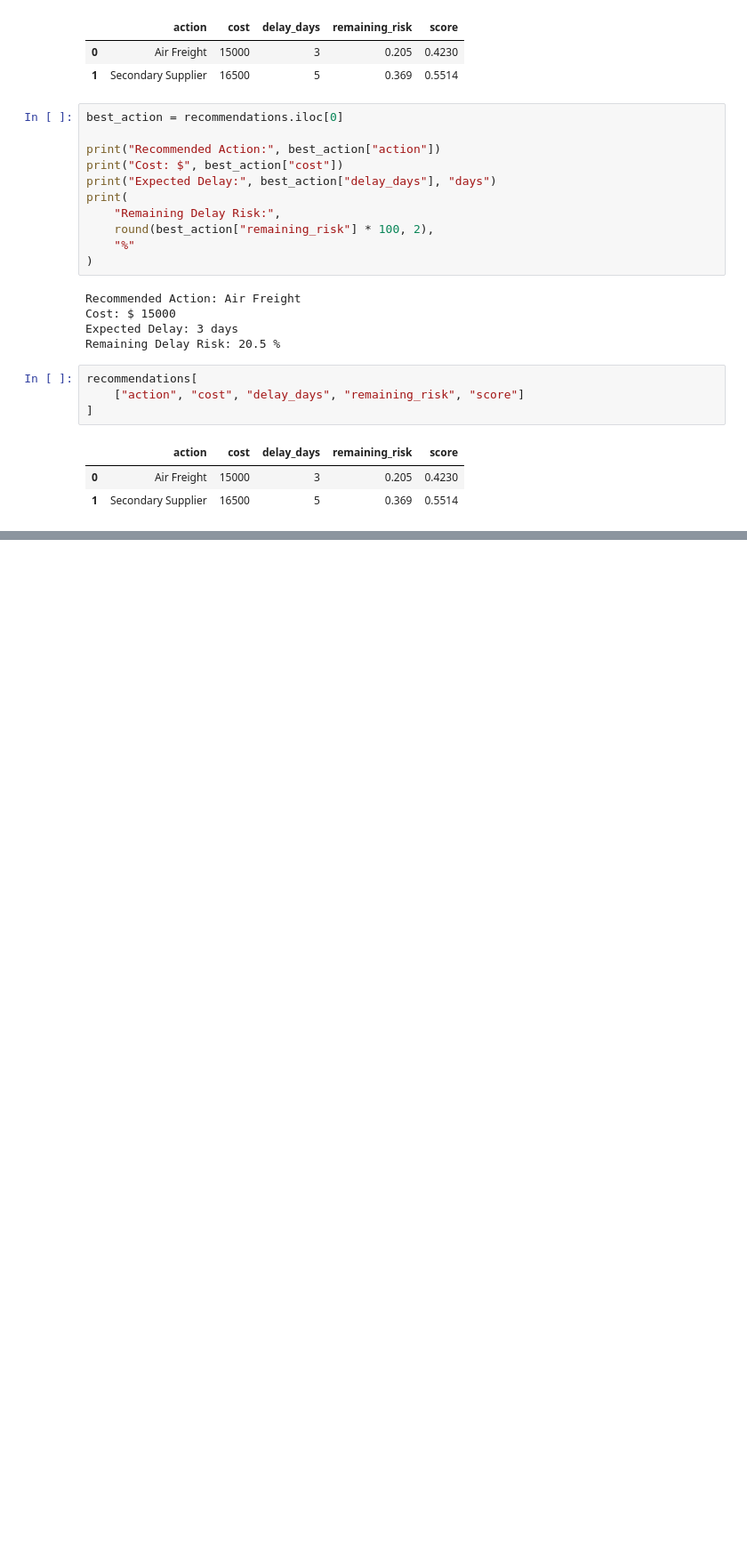
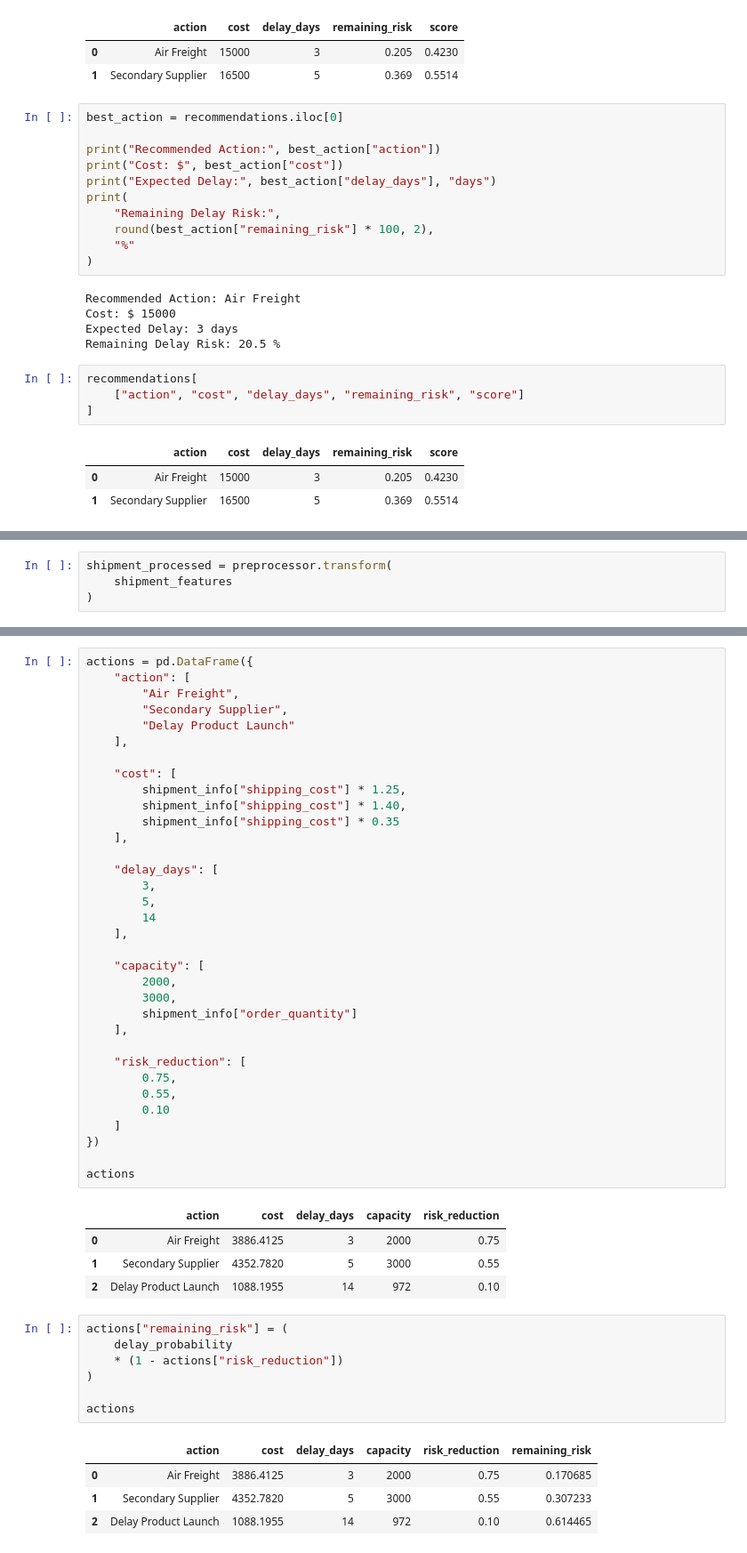
Before and after one commit to amishaxb-0312/Supply_Prescript, a Jupyter notebook: notebooks/optimization.ipynb, the cells around one changed output, grey strips where cells are left out. Shown at 89% size. Drawn from its saved outputs; the diff is of its cells as text; blank space fills up the shorter version.

```diff
--- a/notebooks/optimization.ipynb
+++ b/notebooks/optimization.ipynb
@@ -337,0 +383,4 @@ recommendations[
+# %%
+shipment_processed = preprocessor.transform(
+    shipment_features
+)
@@ -337,0 +399,51 @@ recommendations[
+# %%
+actions = pd.DataFrame({
+    "action": [
+        "Air Freight",
+        "Secondary Supplier",
+        "Delay Product Launch"
+    ],
+
+    "cost": [
+        shipment_info["shipping_cost"] * 1.25,
+        shipment_info["shipping_cost"] * 1.40,
+        shipment_info["shipping_cost"] * 0.35
+    ],
+
+    "delay_days": [
+        3,
+        5,
+        14
+    ],
+
+    "capacity": [
+        2000,
+        3000,
+        shipment_info["order_quantity"]
+    ],
+
+    "risk_reduction": [
+        0.75,
+        0.55,
+        0.10
+    ]
+})
+
+actions
+# %% [output]
+|  | action | cost | delay_days | capacity | risk_reduction |
+| 0 | Air Freight | 3886.4125 | 3 | 2000 | 0.75 |
+| 1 | Secondary Supplier | 4352.7820 | 5 | 3000 | 0.55 |
+| 2 | Delay Product Launch | 1088.1955 | 14 | 972 | 0.10 |
+# %%
+actions["remaining_risk"] = (
+    delay_probability
+    * (1 - actions["risk_reduction"])
+)
+
+actions
+# %% [output]
+|  | action | cost | delay_days | capacity | risk_reduction | remaining_risk |
+| 0 | Air Freight | 3886.4125 | 3 | 2000 | 0.75 | 0.170685 |
+| 1 | Secondary Supplier | 4352.7820 | 5 | 3000 | 0.55 | 0.307233 |
+| 2 | Delay Product Launch | 1088.1955 | 14 | 972 | 0.10 | 0.614465 |
```
Also changed, not shown: parts of 20 cells of this notebook, 1 other file.
